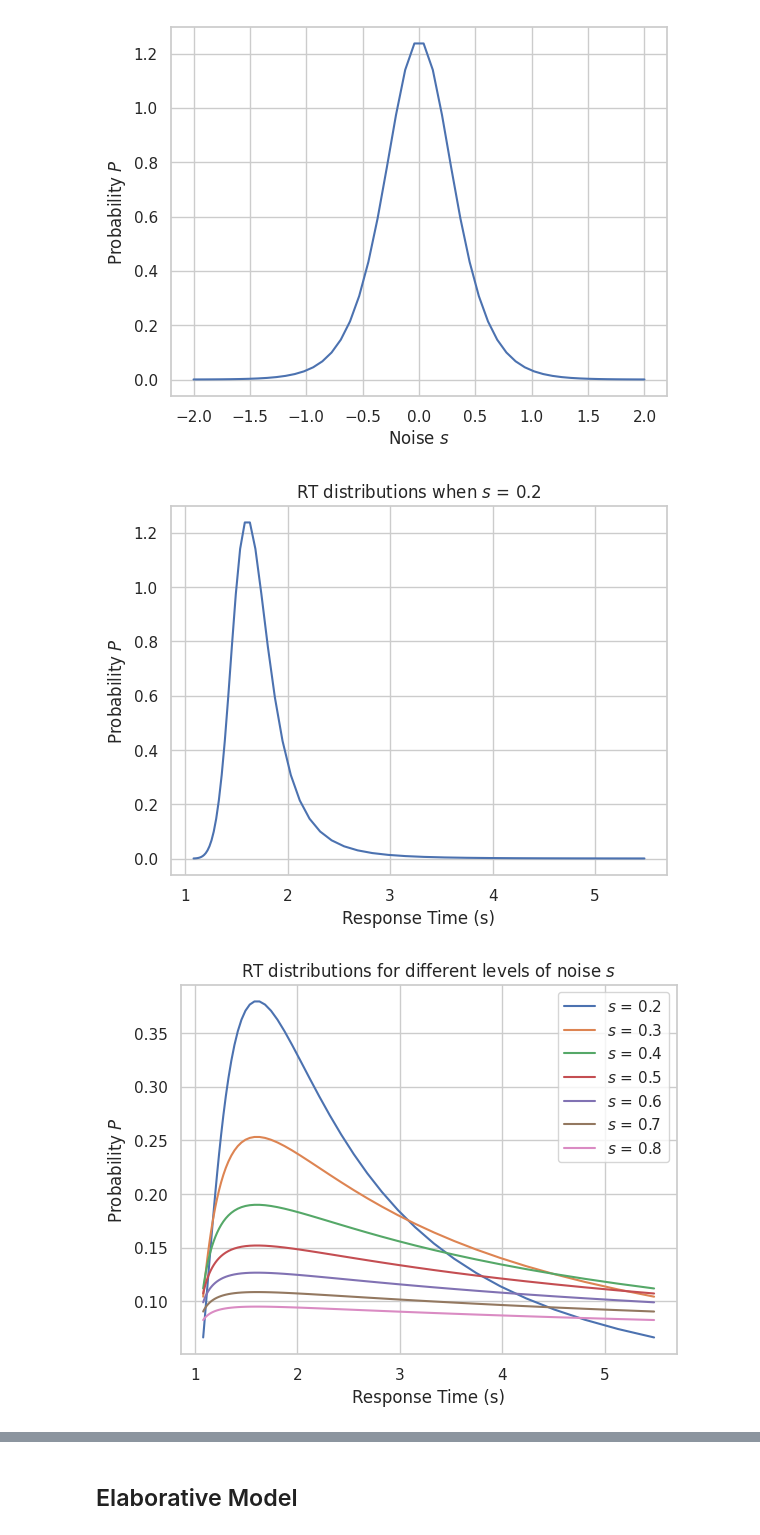
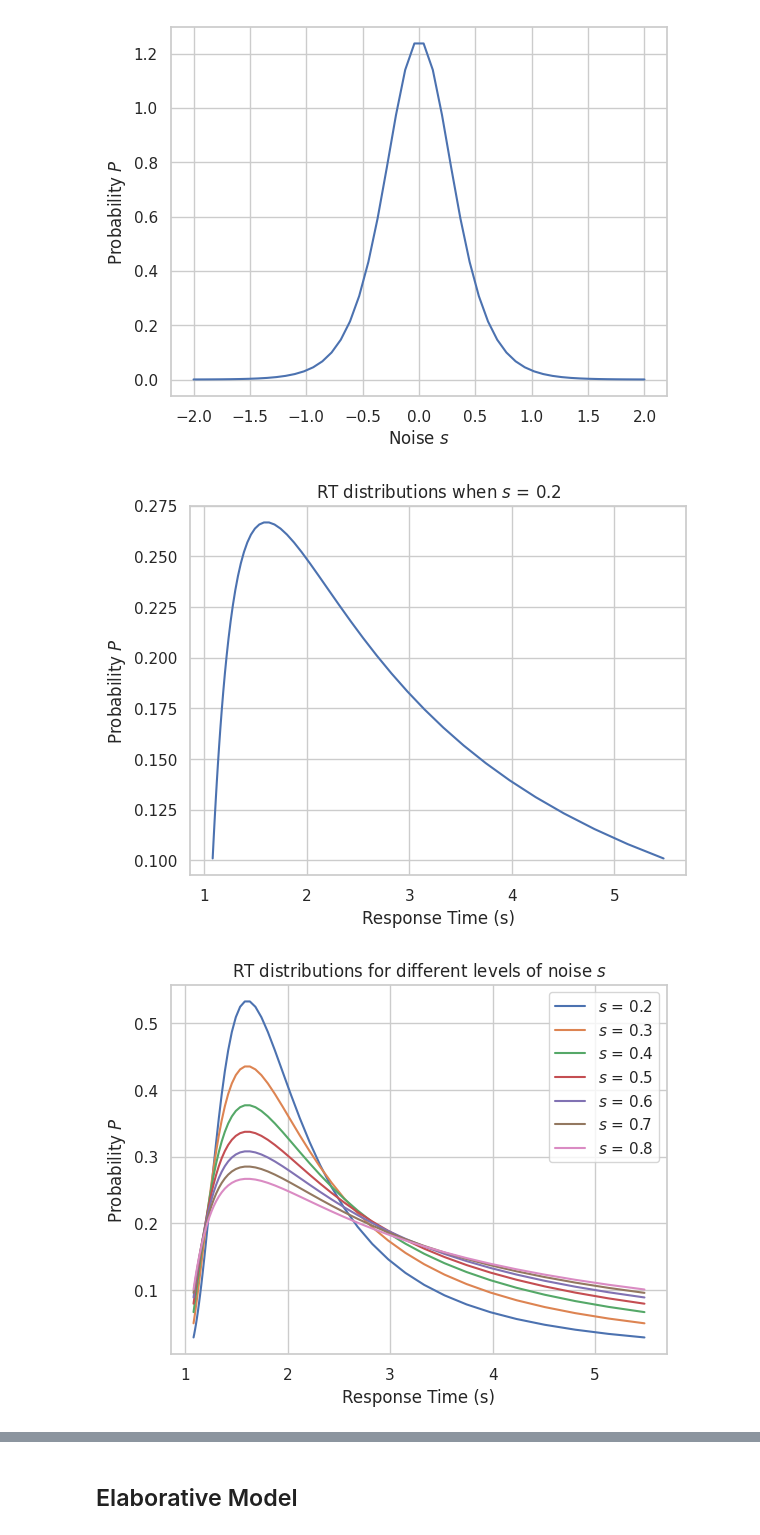
Before and after one commit to UWCCDL/Bridget, a Jupyter notebook: LLerror.ipynb, the cells around one changed output, grey strips where cells are left out. Cells and saved outputs as stored; diff of their text form; code cells hidden in the pictures.

Commit message:
fix LL models noise SD and add new LL model results

```diff
--- a/LLerror.ipynb
+++ b/LLerror.ipynb
@@ -266,23 +266,23 @@ plt.show()
 # %% [output]
 [figure]
 # %%
-rts = [responsetime(0.5 - x) for x in noise]
+rts = [responsetime((0.5 - x), 1) for x in noise]
 plt.plot(rts, dist.pdf(noise))
 plt.xlabel("Response Time (s)")
 plt.ylabel("Probability $P$")
 plt.title("RT distributions when $s$ = 0.2")
 plt.show()
 # %% [output]
-[figure, old version]
+[figure, new version]
 # %%
 for s in np.linspace(0.2, 0.8, 7):
-    dist = sp.stats.logistic(0, ((math.pi**2)*s)/3)
-    rts = [responsetime(0.5 - x) for x in noise]
+    dist = sp.stats.logistic(0, (math.sqrt((math.pi**2)*s)/3))
+    rts = [responsetime((0.5 - x), 1) for x in noise]
     plt.plot(rts, dist.pdf(noise))
 plt.legend(["$s$ = %.1f" % (x,) for x in np.linspace(0.2, 0.8, 7)])
 plt.xlabel("Response Time (s)")
 plt.ylabel("Probability $P$")
 plt.title("RT distributions for different levels of noise $s$")
 plt.show()
 # %% [output]
-[figure, old version]
+[figure, new version]
```
Also changed, not shown: parts of 23 cells of this notebook, 1 other file.
